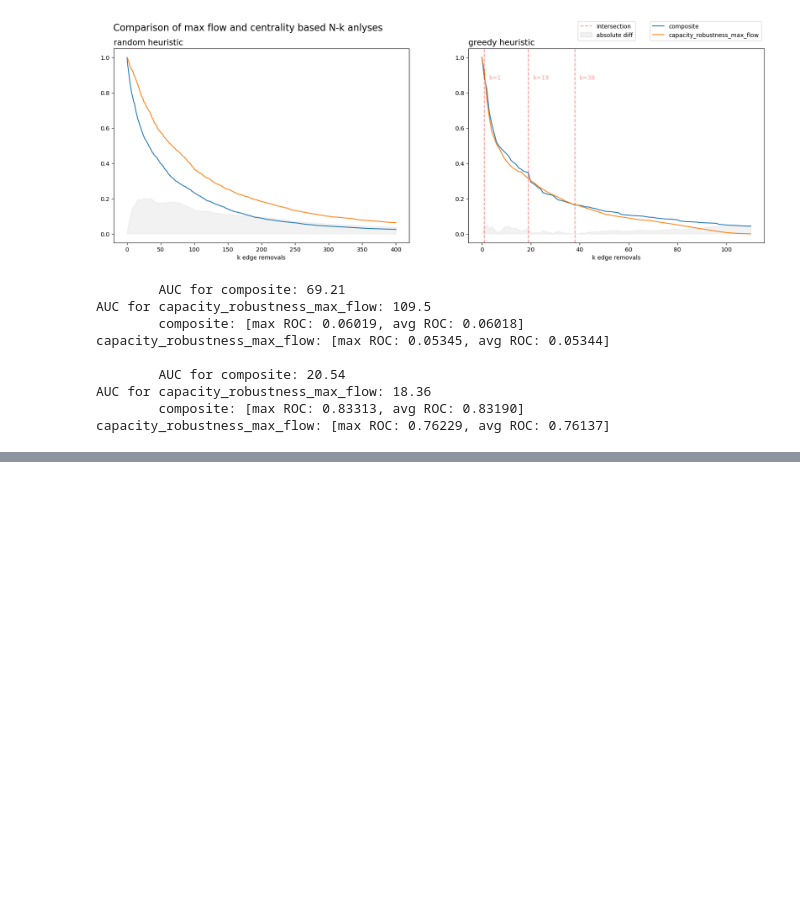
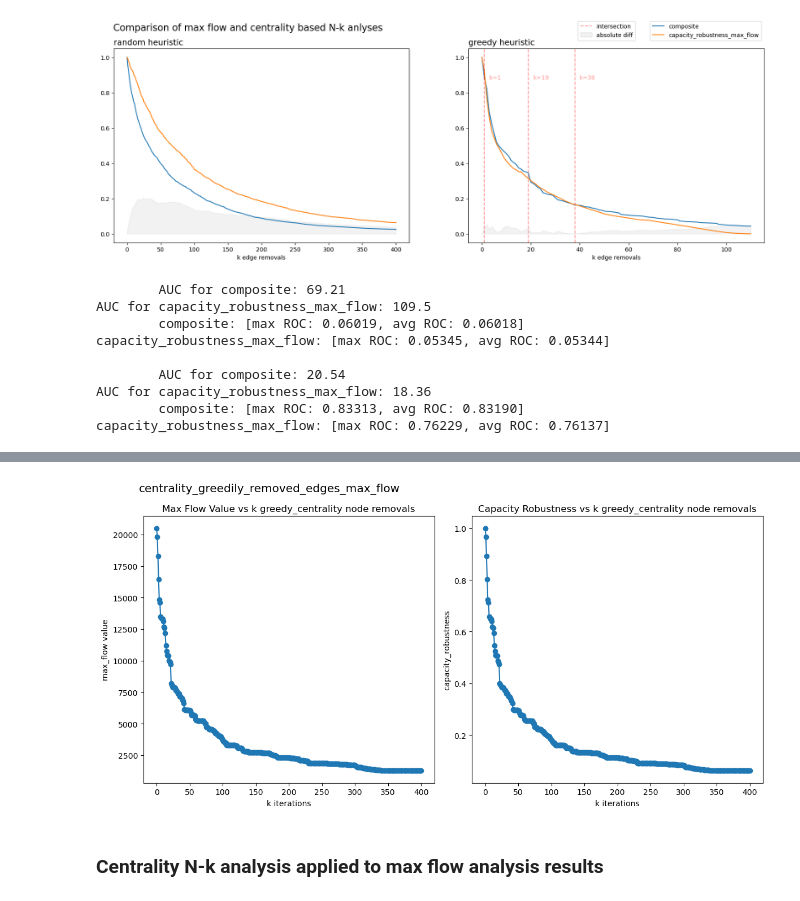
Before and after one commit to johanmasvie/iggielgn_topology_analysis, a Jupyter notebook: N-k_COMPARISON.ipynb, the cells around one changed output, grey strips where cells are left out. Drawn from its saved outputs; the diff is of its cells as text; code cells hidden in the pictures; blank space fills up the shorter version.

```diff
--- a/N-k_COMPARISON.ipynb
+++ b/N-k_COMPARISON.ipynb
@@ -91,0 +123,9 @@ Variance of index differences for random (averaged) edge removal: 10895.0
+# %%
+# centrality_greedily_removed_edges_max_flow_df = utils_max_flow.flow_capacity_robustness(G_simple_directed, heuristic='greedy_centrality', remove='edge', greedy_centrality_lst=centrality_greedily_removed_edges_lst)
+# centrality_greedily_removed_edges_max_flow_df.to_pickle('results/comparison/centrality_greedily_removed_edges_max_flow_df.pkl')
+centrality_greedily_removed_edges_max_flow_df = pd.read_pickle('results/comparison/centrality_greedily_removed_edges_max_flow_df.pkl')
+utils_max_flow.plot_biplot(centrality_greedily_removed_edges_max_flow_df, 'centrality_greedily_removed_edges_max_flow')
+# %% [output]
+[figure, added]
+# %% [markdown]
+### Centrality N-k analysis applied to max flow analysis results
```
Also changed, not shown: parts of 12 cells of this notebook, 8 other files.
